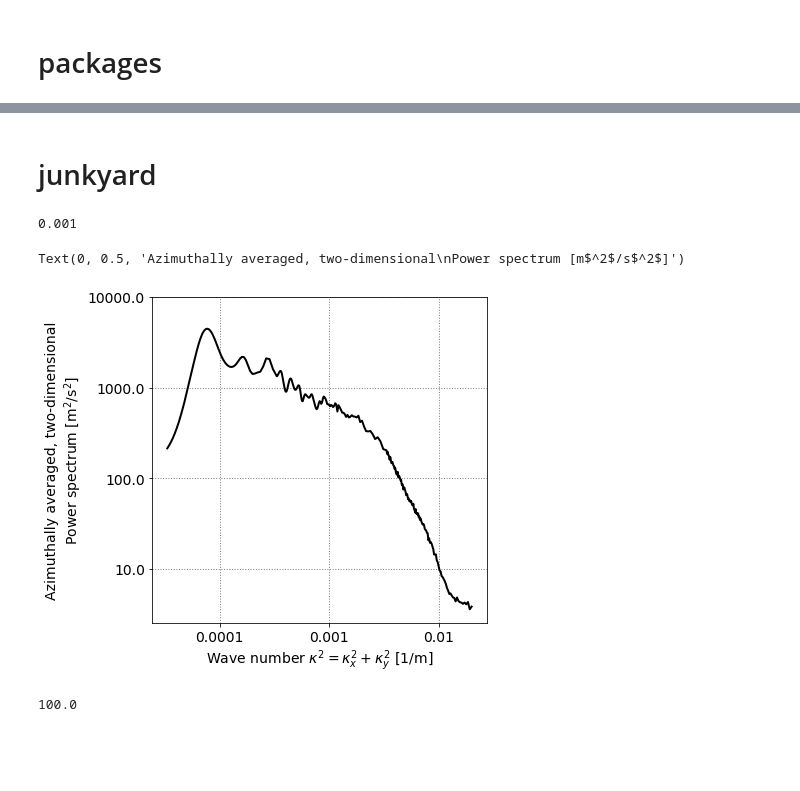
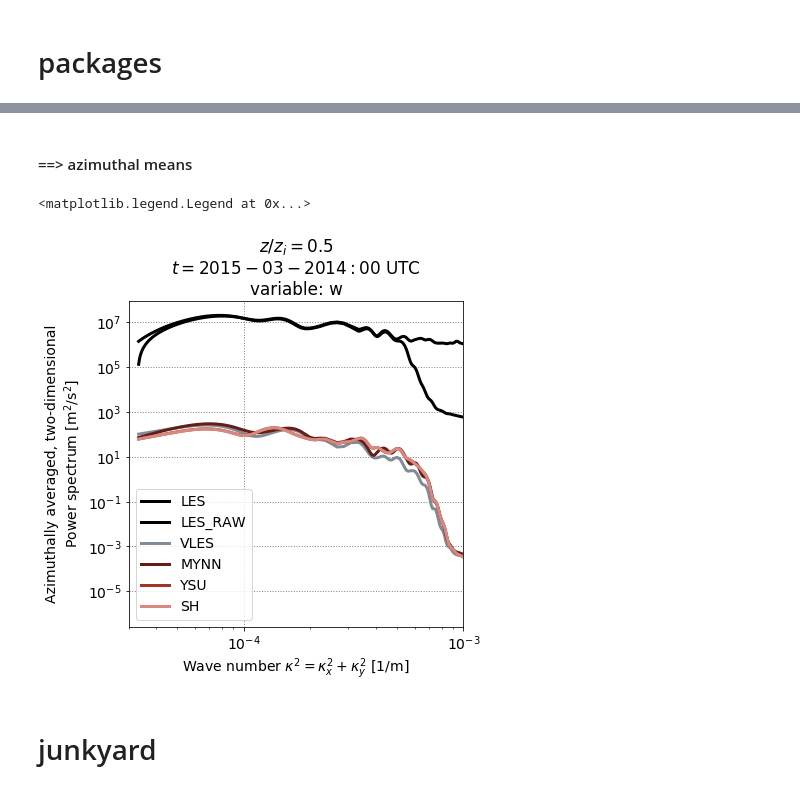
Before and after one commit to dorn1984/xpia, a Jupyter notebook: plot_energy_spectra.ipynb, the cells around one changed output, grey strips where cells are left out. Cells and saved outputs as stored; diff of their text form; code cells hidden in the pictures; blank space fills up the shorter version.

```diff
--- a/plot_energy_spectra.ipynb
+++ b/plot_energy_spectra.ipynb
@@ -138,0 +101,7 @@ ax.set_yticklabels(["50 m","100 m","10000 m"])
+# %%
+f1d    = {}
+f2d    = {}
+psd_2d = {}
+
+for key in arrays.keys():
+    f1d[key], f2d[key], psd_2d[key] = f.get_psd_2d(arrays[key], spacing=spacings[key])
@@ -138,0 +110,9 @@ ax.set_yticklabels(["50 m","100 m","10000 m"])
+# %%
+x     = {}
+y     = {}
+theta = {}
+r     = {}
+psd   = {}
+
+for key in arrays.keys():
+    x[key], y[key], theta[key], r[key], psd[key] = f.psd_cartesian_to_polar(f1d[key],psd_2d[key],thetas=np.arange(135,315.1,0.5))
@@ -138,0 +121,7 @@ ax.set_yticklabels(["50 m","100 m","10000 m"])
+# %%
+r1d = {}
+p1d = {}
+
+for key in arrays.keys():
+    p1d[key]   = np.nanmean(psd[key],1)
+    r1d[key]     = np.nanmean(r[key],1)
@@ -139,2 +163,20 @@ ax.set_yticklabels(["50 m","100 m","10000 m"])
+# %% [markdown]
+#### ==> azimuthal means
+# %%
+fig = plt.figure(figsize=(6,6))
+ax  = fig.add_subplot(111)
+ax.grid(color='gray', linestyle=':', linewidth=1)
+
+for key in arrays.keys():
+    ax.loglog(r1d[key],p1d[key],lw=3,label=key.upper(),color=colors[key])
+
+ax.set_xlabel("Wave number $\kappa^2=\kappa_x^2+\kappa_y^2$ [1/m]")
+ax.set_ylabel("Azimuthally averaged, two-dimensional\nPower spectrum [m$^2$/s$^2$]")
+ax.set_xlim([3e-5,1e-3])
+ax.set_title("$z/z_i={0}$".format(z_zi_target)+"\n$t={0:%Y-%m-%d %H:%M}$ UTC".format(datetime)+"\nvariable: {0}".format(varname))
+plt.legend()
+# %% [output]
+<matplotlib.legend.Legend at 0x...>
+[figure, added]
 # %% [markdown]
 # junkyard
@@ -144,27 +182,0 @@ radii_polar_mean = np.mean(radii_polar,1)
-# %%
-10**-3
-# %% [output]
-0.001
-# %%
-fig = plt.figure(figsize=(6,6))
-ax  = fig.add_subplot(111)
-ax.grid(color='gray', linestyle=':', linewidth=1)
-# ax.plot(np.log10(radii_wavenumber),psd_polar_mean,'xk',ms=5)
-ax.plot(np.log10(radii_wavenumber),psd_polar_mean,'-k',lw=2)
-
-xticks = np.arange(-4,-1,1)
-ax.set_xticks(xticks)
-ax.set_xticklabels(["{0}".format(10**(float(a))) for a in xticks ])
-ax.set_xlabel("Wave number $\kappa^2=\kappa_x^2+\kappa_y^2$ [1/m]")
-
-yticks = np.arange(1,4.1,1)
-ax.set_yticks(yticks)
-ax.set_yticklabels(["{0}".format(10**(float(a))) for a in yticks ])
-ax.set_ylabel("Azimuthally averaged, two-dimensional\nPower spectrum [m$^2$/s$^2$]")
-# %% [output]
-Text(0, 0.5, 'Azimuthally averaged, two-dimensional\nPower spectrum [m$^2$/s$^2$]')
-[figure, removed]
-# %%
-1/0.01
-# %% [output]
-100.0
```
Also changed, not shown: parts of 46 cells of this notebook, 2 other files.
